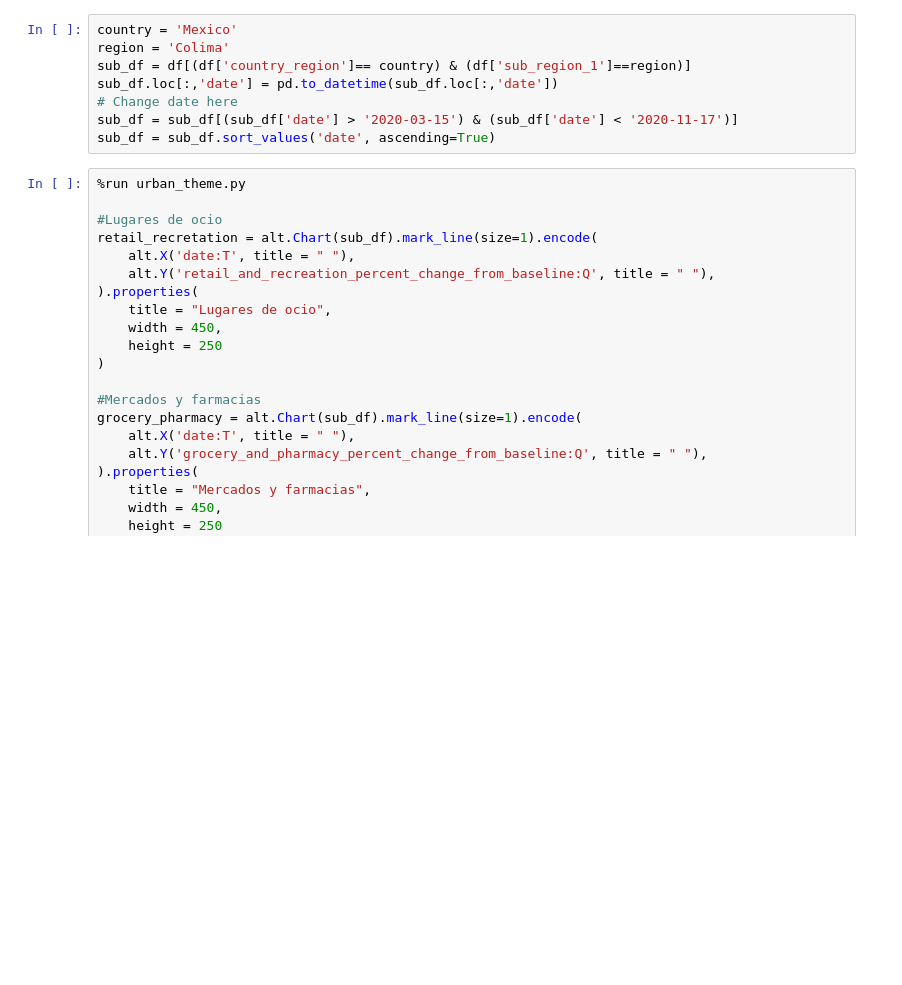
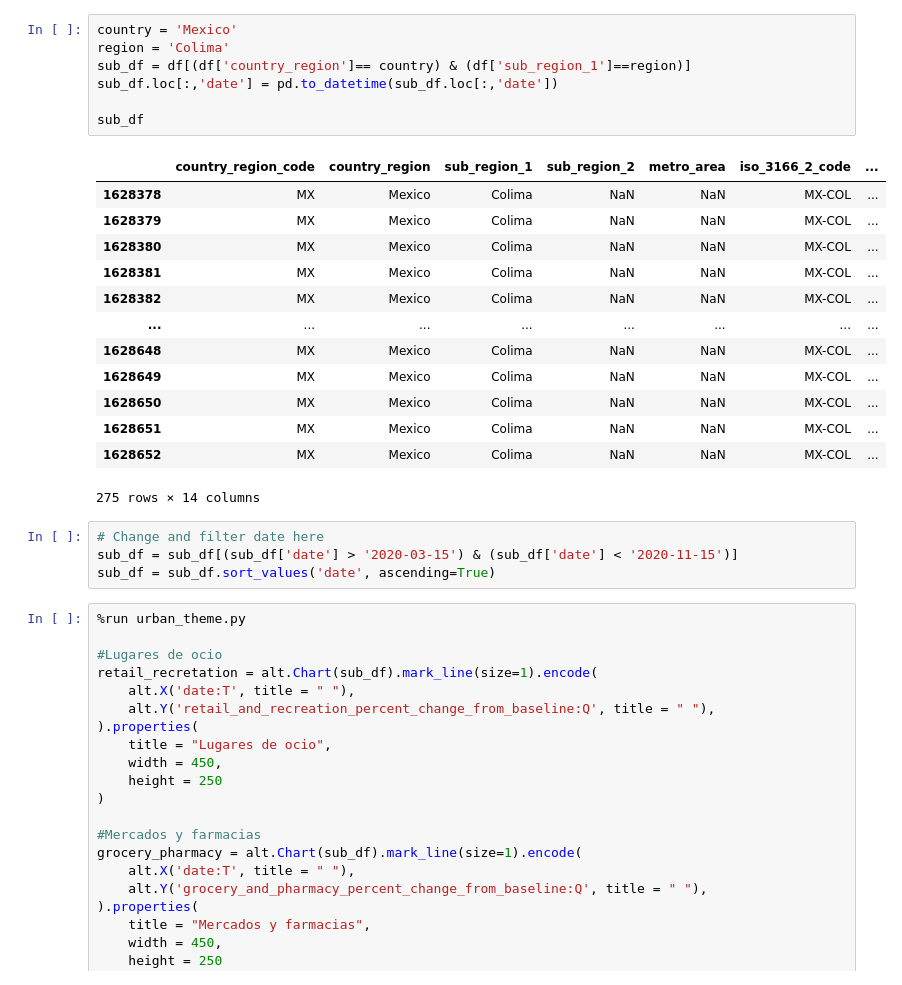
Before and after one commit to jballesterosc/mobility-covid19, a Jupyter notebook: notebook/mobility.ipynb, the cells around one changed output. Saved outputs shown, nothing was run; the diff lists cells and outputs as text; blank space fills up the shorter version.

```diff
--- a/notebook/mobility.ipynb
+++ b/notebook/mobility.ipynb
@@ -9,11 +16,28 @@ df = pd.read_csv ('https://www.gstatic.com/covid19/mobility/Global_Mobility_Repo
 # %%
 country = 'Mexico'
 region = 'Colima'
 sub_df = df[(df['country_region']== country) & (df['sub_region_1']==region)]
 sub_df.loc[:,'date'] = pd.to_datetime(sub_df.loc[:,'date'])
-# Change date here
-sub_df = sub_df[(sub_df['date'] > '2020-03-15') & (sub_df['date'] < '2020-11-17')]
-sub_df = sub_df.sort_values('date', ascending=True)
+
+sub_df
+# %% [output]
+|  | country_region_code | country_region | sub_region_1 | sub_region_2 | metro_area | iso_3166_2_code | ... |
+| 1628378 | MX | Mexico | Colima | NaN | NaN | MX-COL | ... |
+| 1628379 | MX | Mexico | Colima | NaN | NaN | MX-COL | ... |
+| 1628380 | MX | Mexico | Colima | NaN | NaN | MX-COL | ... |
+| 1628381 | MX | Mexico | Colima | NaN | NaN | MX-COL | ... |
+| 1628382 | MX | Mexico | Colima | NaN | NaN | MX-COL | ... |
+| ... | ... | ... | ... | ... | ... | ... | ... |
+| 1628648 | MX | Mexico | Colima | NaN | NaN | MX-COL | ... |
+| 1628649 | MX | Mexico | Colima | NaN | NaN | MX-COL | ... |
+| 1628650 | MX | Mexico | Colima | NaN | NaN | MX-COL | ... |
+| 1628651 | MX | Mexico | Colima | NaN | NaN | MX-COL | ... |
+| 1628652 | MX | Mexico | Colima | NaN | NaN | MX-COL | ... |
+275 rows × 14 columns
+# %%
+# Change and filter date here
+sub_df = sub_df[(sub_df['date'] > '2020-03-15') & (sub_df['date'] < '2020-11-15')]
+sub_df = sub_df.sort_values('date', ascending=True)
 # %%
 %run urban_theme.py
 
```
Also changed, not shown: parts of 6 cells of this notebook, 1 other file.
